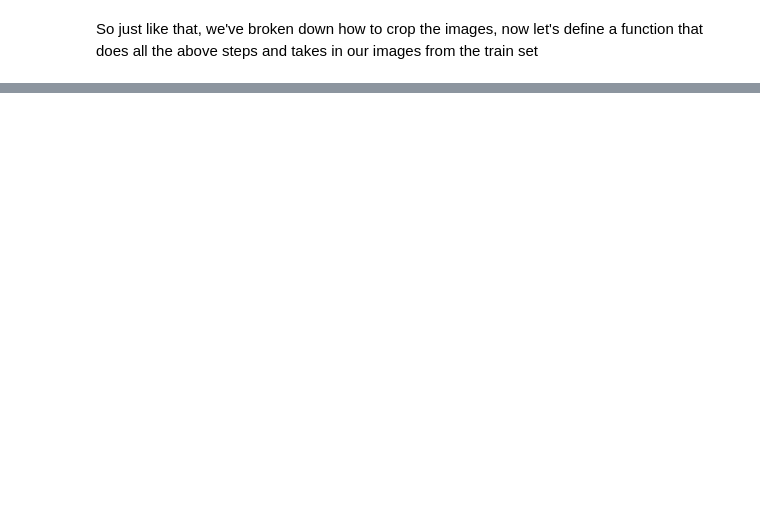
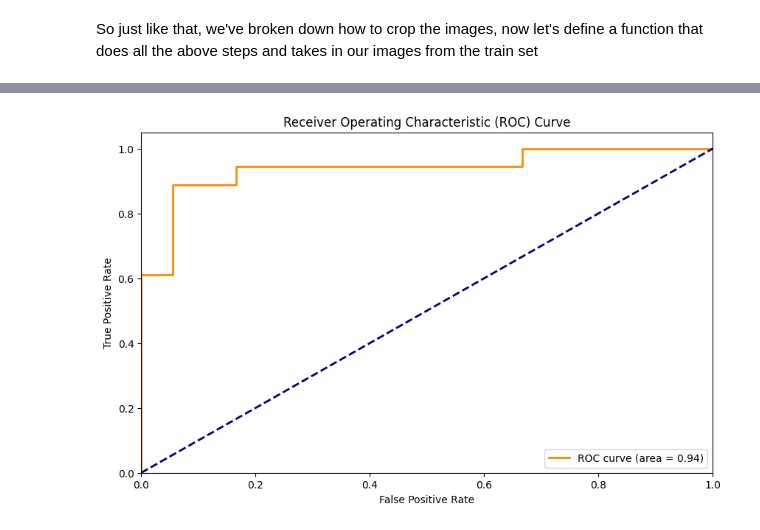
Before and after one commit to Qamil-Mirza/My-Data-Projects, a Jupyter notebook: Tumor-Classification/tumor-classifier.ipynb, the cells around one changed output, grey strips where cells are left out. Cells and saved outputs as stored; diff of their text form; code cells hidden in the pictures; blank space fills up the shorter version.

Commit message:
trained two models and evaluated their performance

```diff
--- a/Tumor-Classification/tumor-classifier.ipynb
+++ b/Tumor-Classification/tumor-classifier.ipynb
@@ -327,0 +451,18 @@ crop_image('./train/', ADD_PIXELS=10)
+# %%
+test_dir = './test/'
+
+# Specify image dimensions and batch size
+img_width, img_height = 150, 150
+batch_size = 32
+
+# Create an ImageDataGenerator for validation data
+test_datagen = ImageDataGenerator(rescale=1./255)
+
+# Create the validation generator
+test_generator = test_datagen.flow_from_directory(
+    test_dir,
+    target_size=(img_width, img_height),
+    batch_size=batch_size,
+    class_mode='binary',  # 'binary' for binary classification, 'categorical' for multiclass
+    shuffle=False  # Set to False to keep the order of the images, important for evaluation
+)
@@ -327,0 +471,11 @@ crop_image('./train/', ADD_PIXELS=10)
+# %%
+# Import ROC curve
+from sklearn.metrics import roc_curve, auc
+
+# Make predictions
+y_true = test_generator.classes
+y_scores = base_model.predict(test_generator)
+
+# Compute roc curve and area under the curve for each class
+false_positive_rate, true_positive_rate, _ = roc_curve(y_true, y_scores)
+roc_auc = auc(false_positive_rate, true_positive_rate)
@@ -327,0 +484,18 @@ crop_image('./train/', ADD_PIXELS=10)
+# %%
+# instantiate figure object
+plt.figure(figsize=(10, 6))
+
+# plot the roc_curve
+plt.plot(false_positive_rate, true_positive_rate, color='darkorange', lw=2, label='ROC curve (area = {:.2f})'.format(roc_auc))
+
+# plot the no skill line / random guess line
+plt.plot([0, 1], [0, 1], color='navy', lw=2, linestyle='--')
+plt.xlim([0.0, 1.0])
+plt.ylim([0.0, 1.05])
+plt.xlabel('False Positive Rate')
+plt.ylabel('True Positive Rate')
+plt.title('Receiver Operating Characteristic (ROC) Curve')
+plt.legend(loc='lower right')
+plt.show()
+# %% [output]
+[figure, added]
```
Also changed, not shown: parts of 27 cells of this notebook.
